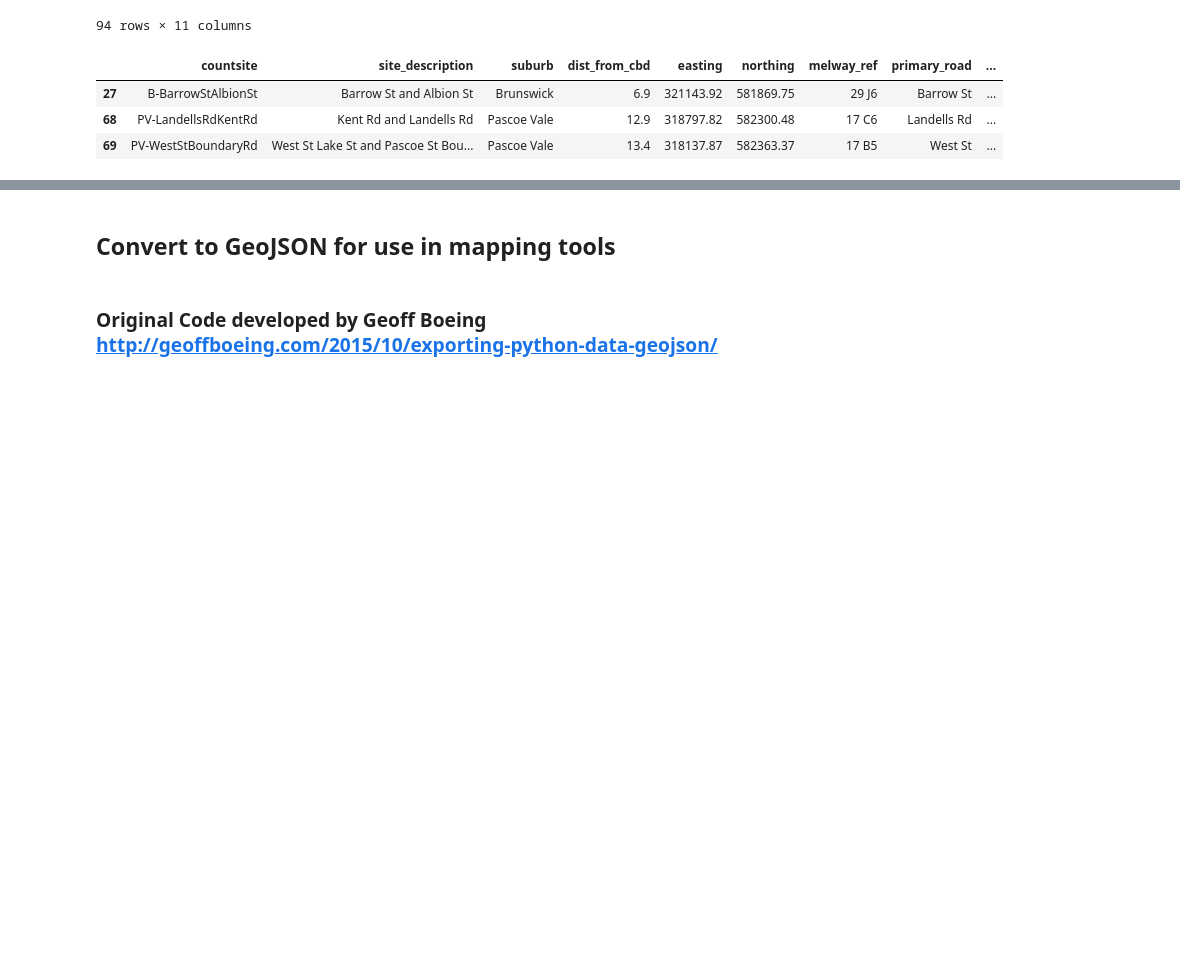
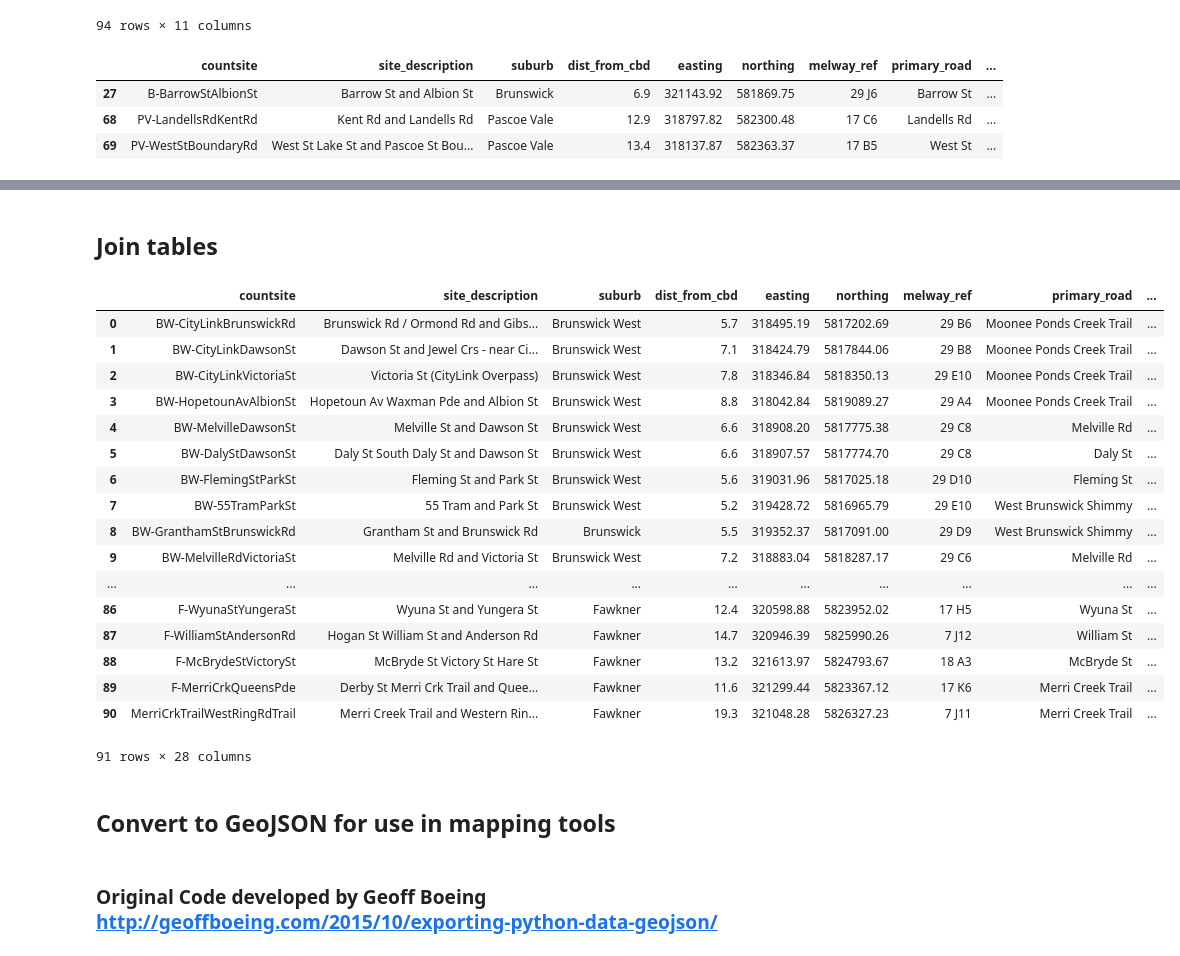
Before and after one commit to MorelandTransport/SuperTueDataCleaner, a Jupyter notebook: map point converter.ipynb, the cells around one changed output, grey strips where cells are left out. Drawn from its saved outputs; the diff is of its cells as text; code cells hidden in the pictures; blank space fills up the shorter version.

Commit message:
Updated map point converter to add detailed content for pop up windows

```diff
--- a/map point converter.ipynb
+++ b/map point converter.ipynb
@@ -104,0 +136,13 @@ sitepoints= sitepoints.drop(waytoosouth.index)
+# %%
+growthcals = './script_output/allsites_summary/allmovesallriders7to9yeargrowth.csv'
+growdf = pd.read_csv(growthcals, sep=',', header = 0, engine = 'python')
+growdf.rename(columns = {'Unnamed: 0':'countsite'}, inplace = True)
+
+#Replace the whitespace characters in the column names with underscores
+growdf.rename(columns = {'Most recent count year':'Most_recent_count_year'}, inplace = True)
+growdf.rename(columns = {'Most recent count value':'Most_recent_count_value'}, inplace = True)
+growdf.rename(columns = {'annual increase':'Annual_increase'}, inplace = True)
+growdf.rename(columns = {'growth rate':'Growth_rate'}, inplace = True)
+growdf.rename(columns = {'Number of times counted':'Number_of_times_counted'}, inplace = True)
+
+growdf
@@ -105,3 +168,28 @@ sitepoints= sitepoints.drop(waytoosouth.index)
+# %% [markdown]
+## Join tables
+# %%
+byyeargrowth = pd.merge(byyeardf, growdf, on='countsite')
+pointswithgrowth = pd.merge(sitepoints, byyeargrowth, on='countsite')
+pointswithgrowth
+# %% [output]
+|  | countsite | site_description | suburb | dist_from_cbd | easting | northing | melway_ref | primary_road | ... |
+| 0 | BW-CityLinkBrunswickRd | Brunswick Rd / Ormond Rd and Gibs... | Brunswick West | 5.7 | 318495.19 | 5817202.69 | 29 B6 | Moonee Ponds Creek Trail | ... |
+| 1 | BW-CityLinkDawsonSt | Dawson St and Jewel Crs - near Ci... | Brunswick West | 7.1 | 318424.79 | 5817844.06 | 29 B8 | Moonee Ponds Creek Trail | ... |
+| 2 | BW-CityLinkVictoriaSt | Victoria St (CityLink Overpass) | Brunswick West | 7.8 | 318346.84 | 5818350.13 | 29 E10 | Moonee Ponds Creek Trail | ... |
+| 3 | BW-HopetounAvAlbionSt | Hopetoun Av Waxman Pde and Albion St | Brunswick West | 8.8 | 318042.84 | 5819089.27 | 29 A4 | Moonee Ponds Creek Trail | ... |
+| 4 | BW-MelvilleDawsonSt | Melville St and Dawson St | Brunswick West | 6.6 | 318908.20 | 5817775.38 | 29 C8 | Melville Rd | ... |
+| 5 | BW-DalyStDawsonSt | Daly St South Daly St and Dawson St | Brunswick West | 6.6 | 318907.57 | 5817774.70 | 29 C8 | Daly St | ... |
+| 6 | BW-FlemingStParkSt | Fleming St and Park St | Brunswick West | 5.6 | 319031.96 | 5817025.18 | 29 D10 | Fleming St | ... |
+| 7 | BW-55TramParkSt | 55 Tram and Park St | Brunswick West | 5.2 | 319428.72 | 5816965.79 | 29 E10 | West Brunswick Shimmy | ... |
+| 8 | BW-GranthamStBrunswickRd | Grantham St and Brunswick Rd | Brunswick | 5.5 | 319352.37 | 5817091.00 | 29 D9 | West Brunswick Shimmy | ... |
+| 9 | BW-MelvilleRdVictoriaSt | Melville Rd and Victoria St | Brunswick West | 7.2 | 318883.04 | 5818287.17 | 29 C6 | Melville Rd | ... |
+| ... | ... | ... | ... | ... | ... | ... | ... | ... | ... |
+| 86 | F-WyunaStYungeraSt | Wyuna St and Yungera St | Fawkner | 12.4 | 320598.88 | 5823952.02 | 17 H5 | Wyuna St | ... |
+| 87 | F-WilliamStAndersonRd | Hogan St William St and Anderson Rd | Fawkner | 14.7 | 320946.39 | 5825990.26 | 7 J12 | William St | ... |
+| 88 | F-McBrydeStVictorySt | McBryde St Victory St Hare St | Fawkner | 13.2 | 321613.97 | 5824793.67 | 18 A3 | McBryde St | ... |
+| 89 | F-MerriCrkQueensPde | Derby St Merri Crk Trail and Quee... | Fawkner | 11.6 | 321299.44 | 5823367.12 | 17 K6 | Merri Creek Trail | ... |
+| 90 | MerriCrkTrailWestRingRdTrail | Merri Creek Trail and Western Rin... | Fawkner | 19.3 | 321048.28 | 5826327.23 | 7 J11 | Merri Creek Trail | ... |
+91 rows × 28 columns
 # %% [markdown]
 ## Convert to GeoJSON for use in mapping tools
 # %% [markdown]
```
Also changed, not shown: parts of 7 cells of this notebook, 1 other file.
